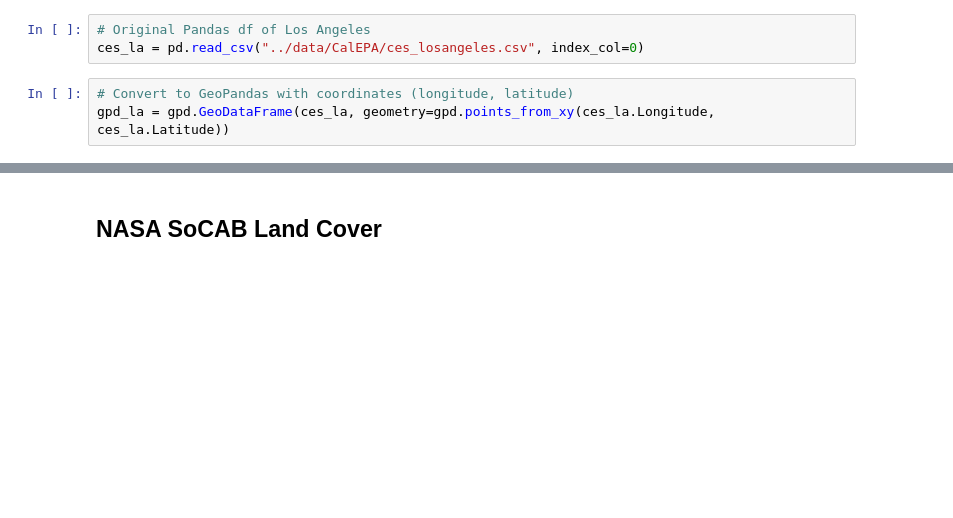
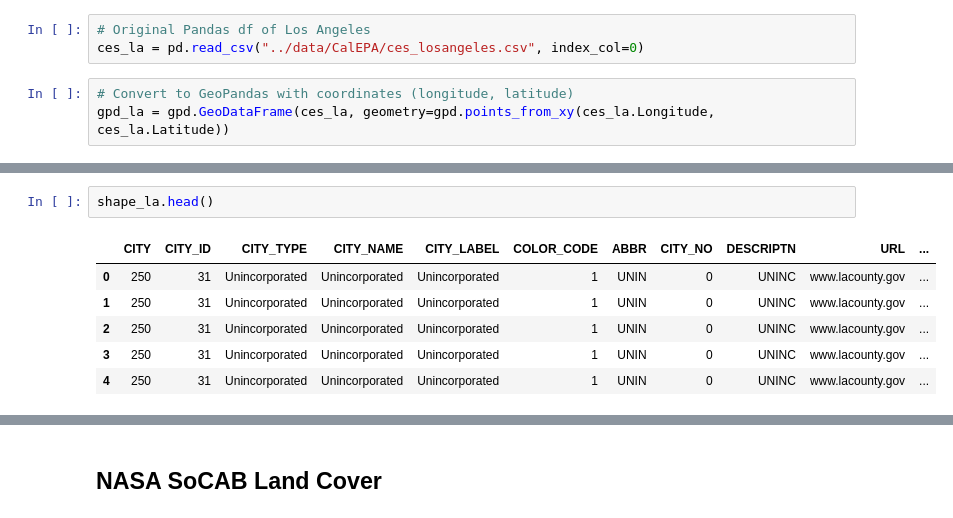
Before and after one commit to carlosortizdev/Thesis, a Jupyter notebook: notebooks/2.EDA.ipynb, the cells around one changed output, grey strips where cells are left out. Cells and saved outputs as stored; diff of their text form; blank space fills up the shorter version.

```diff
--- a/notebooks/2.EDA.ipynb
+++ b/notebooks/2.EDA.ipynb
@@ -37,0 +36,9 @@ gpd_la =
+# %%
+shape_la.head()
+# %% [output]
+|  | CITY | CITY_ID | CITY_TYPE | CITY_NAME | CITY_LABEL | COLOR_CODE | ABBR | CITY_NO | DESCRIPTN | URL | ... |
+| 0 | 250 | 31 | Unincorporated | Unincorporated | Unincorporated | 1 | UNIN | 0 | UNINC | www.lacounty.gov | ... |
+| 1 | 250 | 31 | Unincorporated | Unincorporated | Unincorporated | 1 | UNIN | 0 | UNINC | www.lacounty.gov | ... |
+| 2 | 250 | 31 | Unincorporated | Unincorporated | Unincorporated | 1 | UNIN | 0 | UNINC | www.lacounty.gov | ... |
+| 3 | 250 | 31 | Unincorporated | Unincorporated | Unincorporated | 1 | UNIN | 0 | UNINC | www.lacounty.gov | ... |
+| 4 | 250 | 31 | Unincorporated | Unincorporated | Unincorporated | 1 | UNIN | 0 | UNINC | www.lacounty.gov | ... |
```
Also changed, not shown: parts of 7 cells of this notebook.
